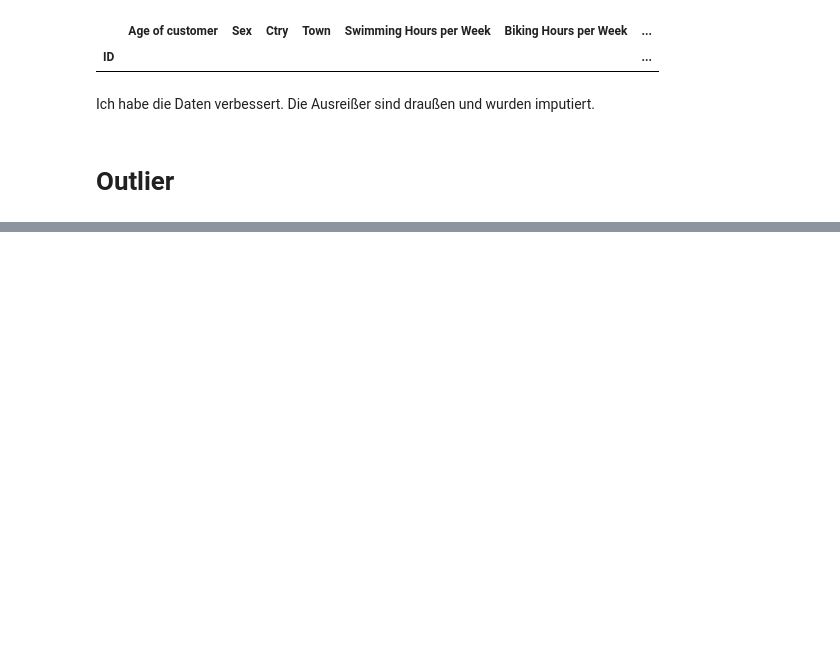
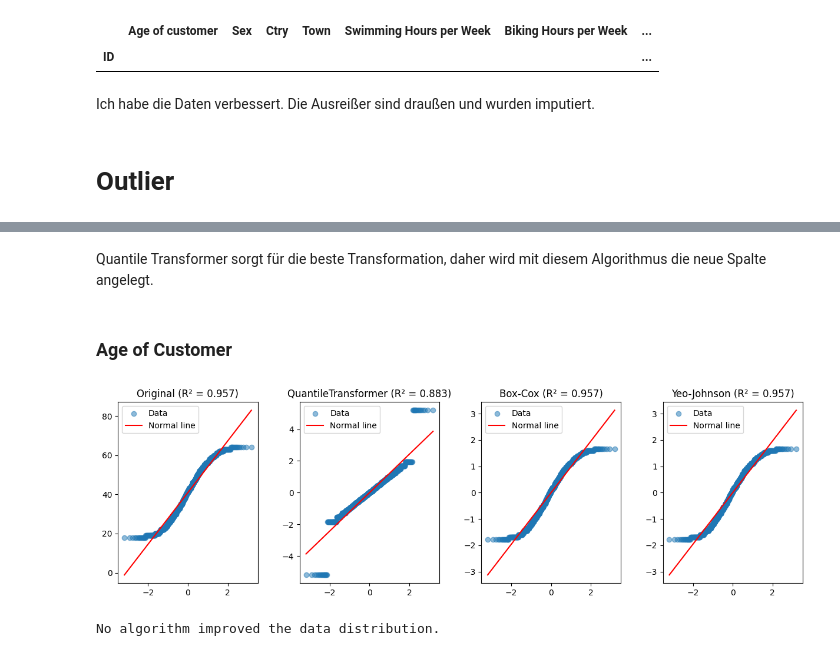
Before and after one commit to MarioKrupinski/Introduction-to-Data-Science-AI, a Jupyter notebook: notebooks/preparation.ipynb, the cells around one changed output, grey strips where cells are left out. Cells and saved outputs as stored; diff of their text form; code cells hidden in the pictures; blank space fills up the shorter version.

```diff
--- a/notebooks/preparation.ipynb
+++ b/notebooks/preparation.ipynb
@@ -1117,0 +1567,13 @@ columns_to_check = ['Age of customer', 'Swimming Hours per Week', 'Biking Hours
+# %% [markdown]
+Quantile Transformer sorgt für die beste Transformation, daher wird mit diesem Algorithmus die neue Spalte angelegt.
+# %%
+# Quantile Transformation für "VO2 Max"
+quantile_transformer = QuantileTransformer(output_distribution='normal', n_quantiles=971)
+df_training_no_missing_values['Training Efficiency Normalver.'] = quantile_transformer.fit_transform(df_training_no_missing_values[['Training Efficiency']])
+# %% [markdown]
+<h3> Age of Customer
+# %%
+evaluate_normalization(df_training_no_missing_values, 'Age of customer')
+# %% [output]
+[figure, added]
+No algorithm improved the data distribution.
```
Also changed, not shown: parts of 96 cells of this notebook, 2 other files.
